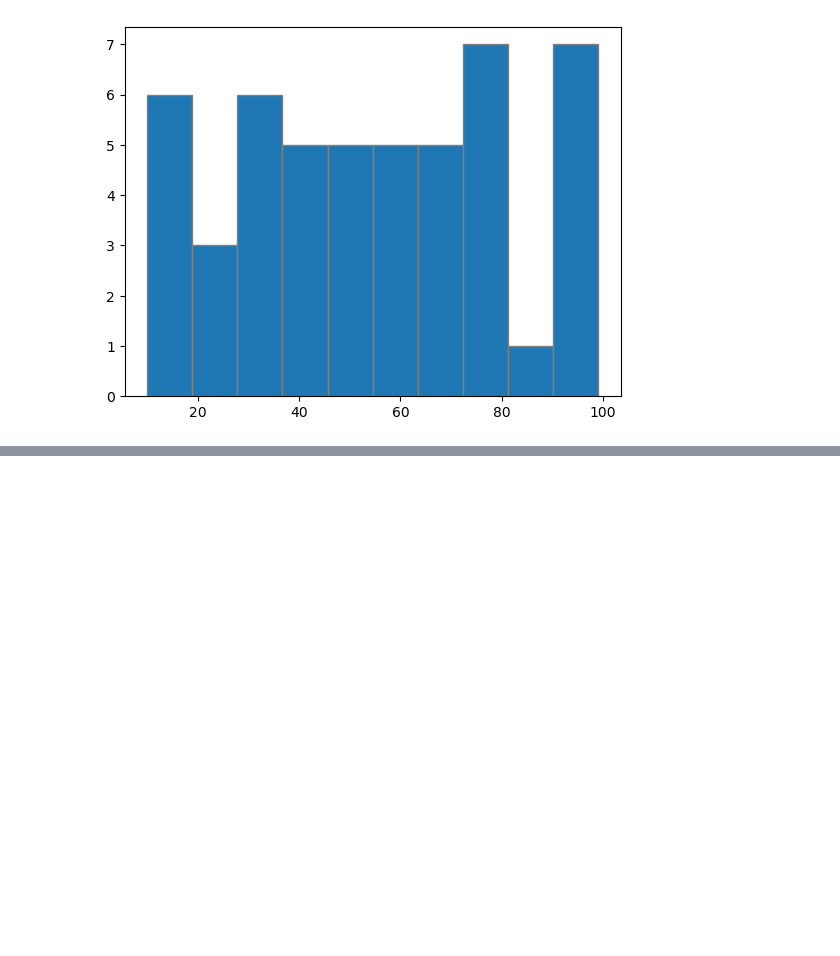
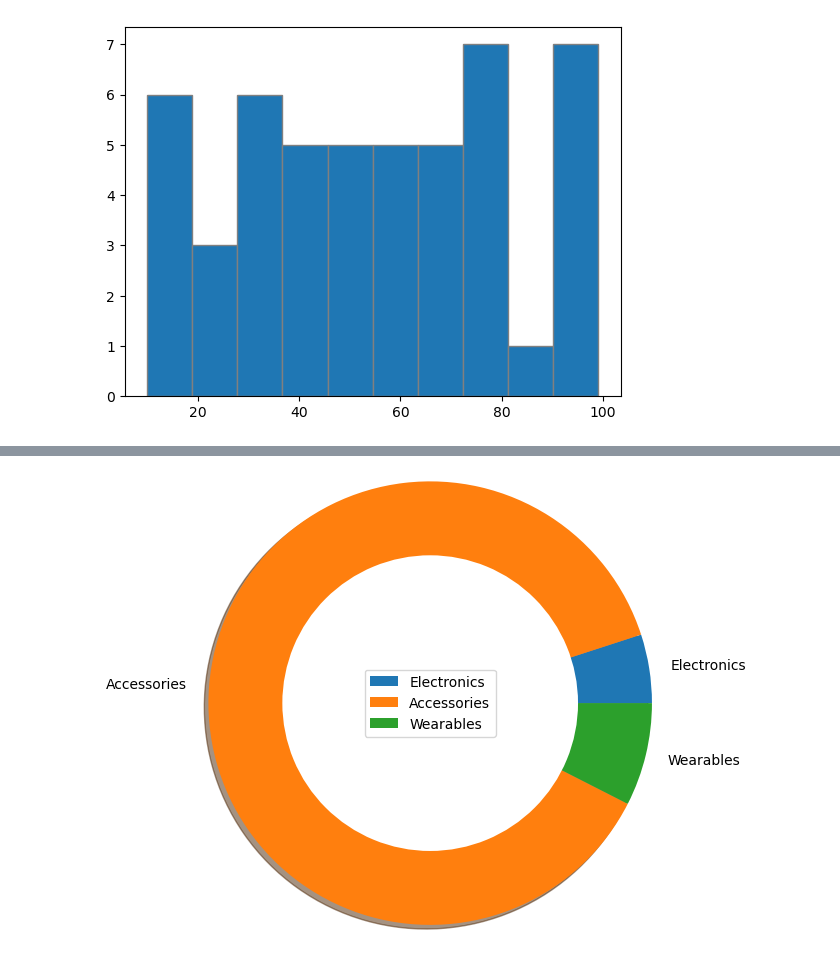
Before and after one commit to pravatn01/Matplotlib-Data-VIz, a Jupyter notebook: data_viz.ipynb, the cells around one changed output, grey strips where cells are left out. Saved outputs shown, nothing was run; the diff lists cells and outputs as text; code cells hidden in the pictures; blank space fills up the shorter version.

```diff
--- a/data_viz.ipynb
+++ b/data_viz.ipynb
@@ -120,0 +138,9 @@ plt.hist(x, bins=10, range=(min(x),max(x)), edgecolor='grey')  #we can explicitl
+# %%
+#category sales
+grouped_category = df.groupby('Category')['Sales_Amount'].sum()
+plt.pie(grouped_category, labels=df['Category'].unique(), shadow=True, radius=1.5)    #or labels = grouped_category.index
+plt.pie([1], radius= 1, colors='w')    # [1] is list with only one element
+plt.legend(loc='center')
+plt.show()
+# %% [output]
+[figure, added]
```
Also changed, not shown: parts of 3 cells of this notebook, 1 other file.
